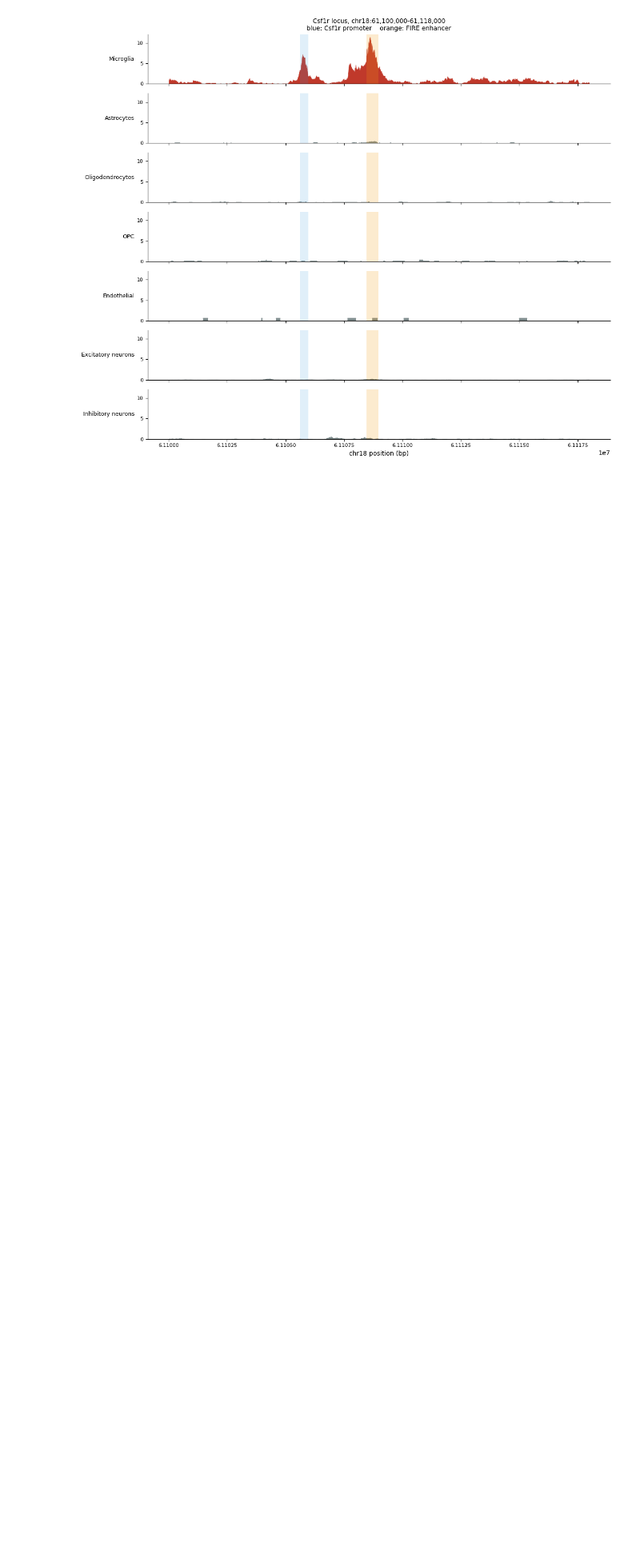
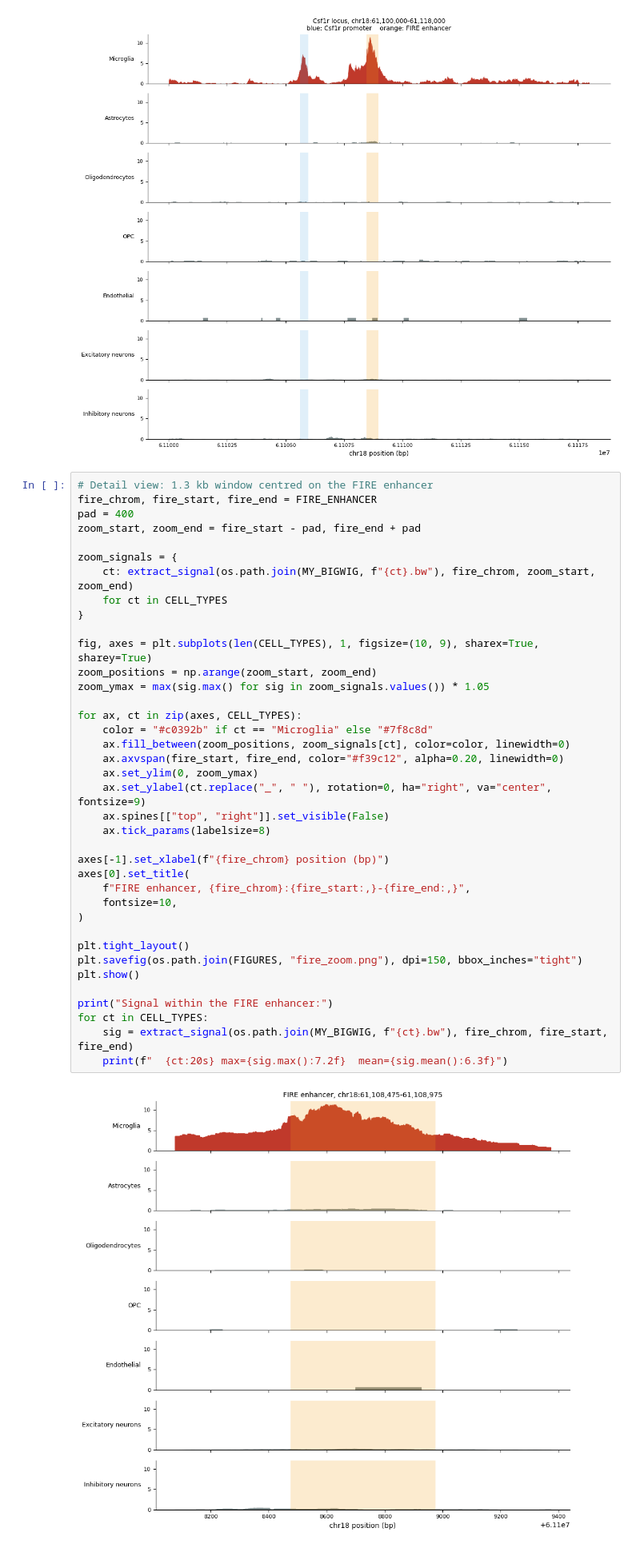
Before and after one commit to BioinformaticsgoldStandard/dickmanken-scatac-2026-repro, a Jupyter notebook: notebooks/15_fire_visualization.ipynb, the cells around one changed output. Shown at 80% size. Saved outputs shown, nothing was run; the diff lists cells and outputs as text; blank space fills up the shorter version.

```diff
--- a/notebooks/15_fire_visualization.ipynb
+++ b/notebooks/15_fire_visualization.ipynb
@@ -108,3 +108,43 @@ plt.savefig(os.path.join(FIGURES, "fire_context.png"), dpi=150, bbox_inches="tig
 plt.show()
 # %% [output]
 [figure]
+# %%
+# Detail view: 1.3 kb window centred on the FIRE enhancer
+fire_chrom, fire_start, fire_end = FIRE_ENHANCER
+pad = 400
+zoom_start, zoom_end = fire_start - pad, fire_end + pad
+
+zoom_signals = {
+    ct: extract_signal(os.path.join(MY_BIGWIG, f"{ct}.bw"), fire_chrom, zoom_start, zoom_end)
+    for ct in CELL_TYPES
+}
+
+fig, axes = plt.subplots(len(CELL_TYPES), 1, figsize=(10, 9), sharex=True, sharey=True)
+zoom_positions = np.arange(zoom_start, zoom_end)
+zoom_ymax = max(sig.max() for sig in zoom_signals.values()) * 1.05
+
+for ax, ct in zip(axes, CELL_TYPES):
+    color = "#c0392b" if ct == "Microglia" else "#7f8c8d"
+    ax.fill_between(zoom_positions, zoom_signals[ct], color=color, linewidth=0)
+    ax.axvspan(fire_start, fire_end, color="#f39c12", alpha=0.20, linewidth=0)
+    ax.set_ylim(0, zoom_ymax)
+    ax.set_ylabel(ct.replace("_", " "), rotation=0, ha="right", va="center", fontsize=9)
+    ax.spines[["top", "right"]].set_visible(False)
+    ax.tick_params(labelsize=8)
+
+axes[-1].set_xlabel(f"{fire_chrom} position (bp)")
+axes[0].set_title(
+    f"FIRE enhancer, {fire_chrom}:{fire_start:,}-{fire_end:,}",
+    fontsize=10,
+)
+
+plt.tight_layout()
+plt.savefig(os.path.join(FIGURES, "fire_zoom.png"), dpi=150, bbox_inches="tight")
+plt.show()
+
+print("Signal within the FIRE enhancer:")
+for ct in CELL_TYPES:
+    sig = extract_signal(os.path.join(MY_BIGWIG, f"{ct}.bw"), fire_chrom, fire_start, fire_end)
+    print(f"  {ct:20s} max={sig.max():7.2f}  mean={sig.mean():6.3f}")
+# %% [output]
+[figure, added]
```
Also changed, not shown: parts of 1 cell of this notebook, 3 other files.
